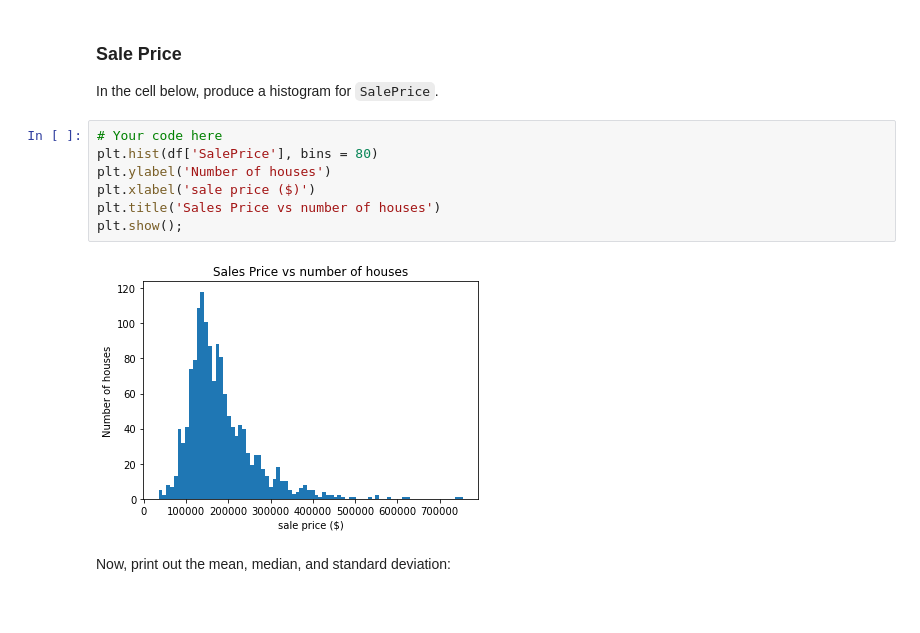
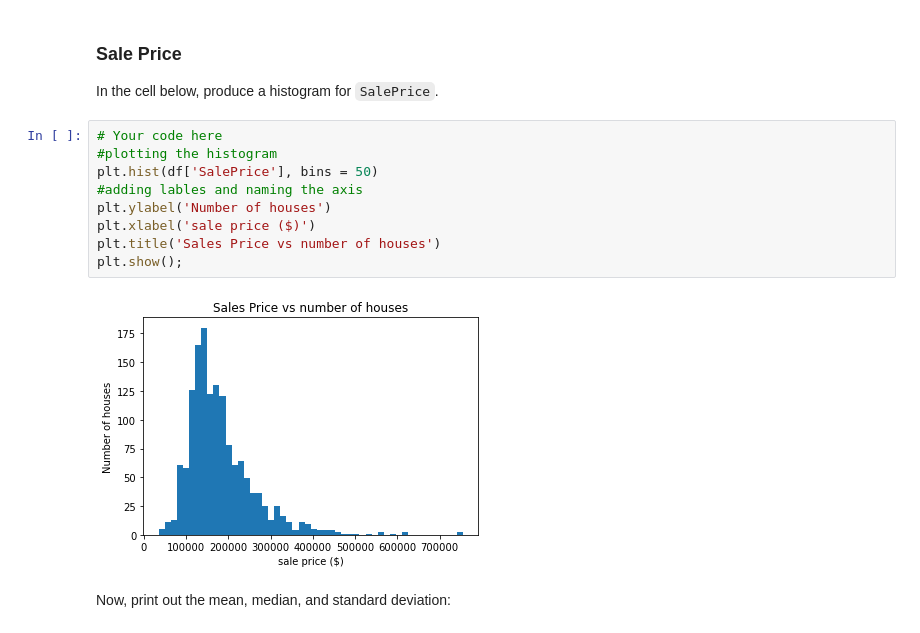
Before and after one commit to ericgiitwa/dsc-pandas-eda-lab, a Jupyter notebook: Eric_Giitwa_EDA_with_Pandas.ipynb, the cells around one changed output. Saved outputs shown, nothing was run; the diff lists cells and outputs as text.

```diff
--- a/Eric_Giitwa_EDA_with_Pandas.ipynb
+++ b/Eric_Giitwa_EDA_with_Pandas.ipynb
@@ -171,13 +171,15 @@ Each histogram should have appropriate title and axes labels, as well as a black
 In the cell below, produce a histogram for `SalePrice`.
 # %%
 # Your code here
-plt.hist(df['SalePrice'], bins = 80)
+#plotting the histogram
+plt.hist(df['SalePrice'], bins = 50)
+#adding lables and naming the axis
 plt.ylabel('Number of houses')
 plt.xlabel('sale price ($)')
 plt.title('Sales Price vs number of houses')
 plt.show();
 # %% [output]
-[figure, old version]
+[figure, new version]
 # %% [markdown]
 Now, print out the mean, median, and standard deviation:
 # %%
```
Also changed, not shown: parts of 5 cells of this notebook.
